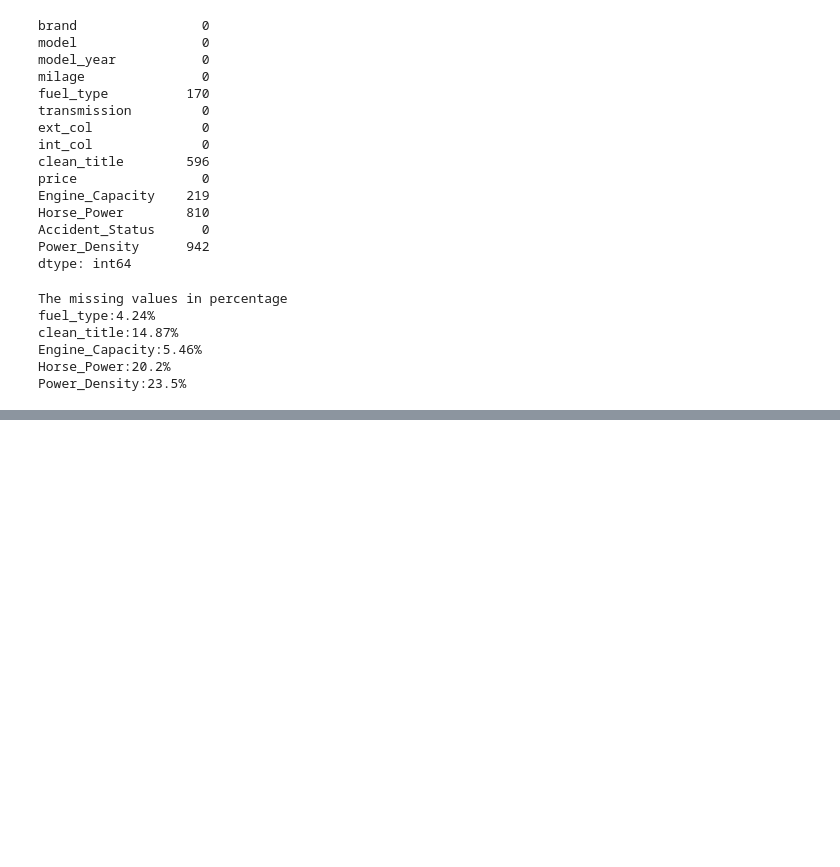
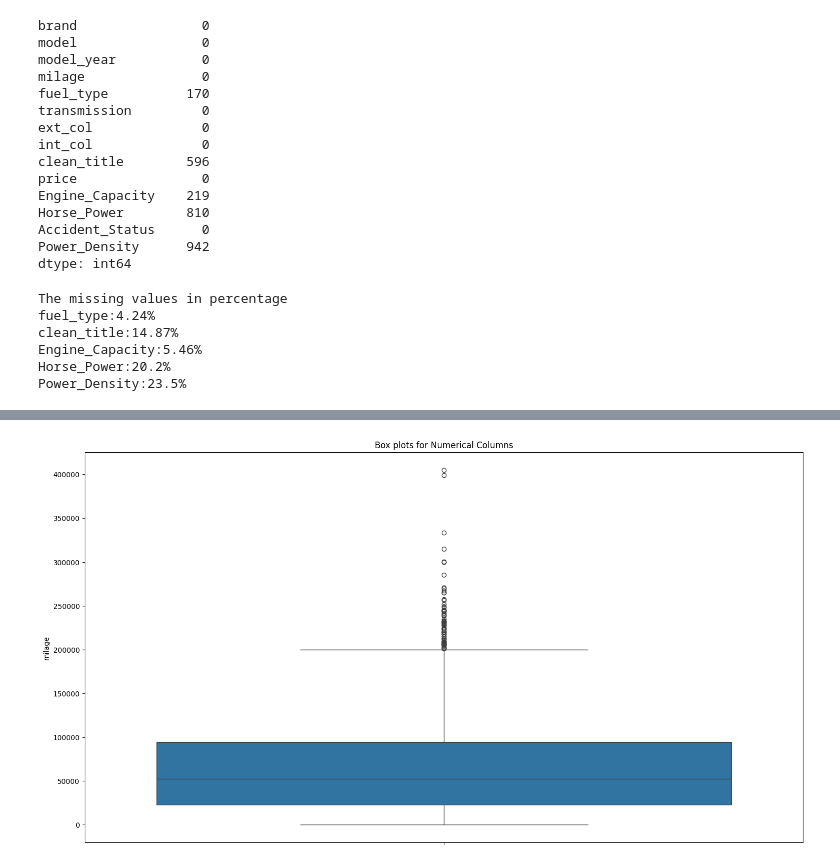
Before and after one commit to OmJoshii/GEN_AI, a Jupyter notebook: Data_Science/Pandas/Data_Analysis/Used_Car_Price_Prediction/Used_Car_Analysis.ipynb, the cells around one changed output, grey strips where cells are left out. Cells and saved outputs as stored; diff of their text form; code cells hidden in the pictures; blank space fills up the shorter version.

```diff
--- a/Data_Science/Pandas/Data_Analysis/Used_Car_Price_Prediction/Used_Car_Analysis.ipynb
+++ b/Data_Science/Pandas/Data_Analysis/Used_Car_Price_Prediction/Used_Car_Analysis.ipynb
@@ -317,0 +345,8 @@ Power_Density:23.5%
+# %%
+plt.figure(figsize=(15,8))
+sns.boxplot(data=df.milage)
+plt.title('Box plots for Numerical Columns')
+plt.tight_layout(pad=0.2)
+plt.show()
+# %% [output]
+[figure, added]
```
Also changed, not shown: parts of 30 cells of this notebook, 3 other files.
